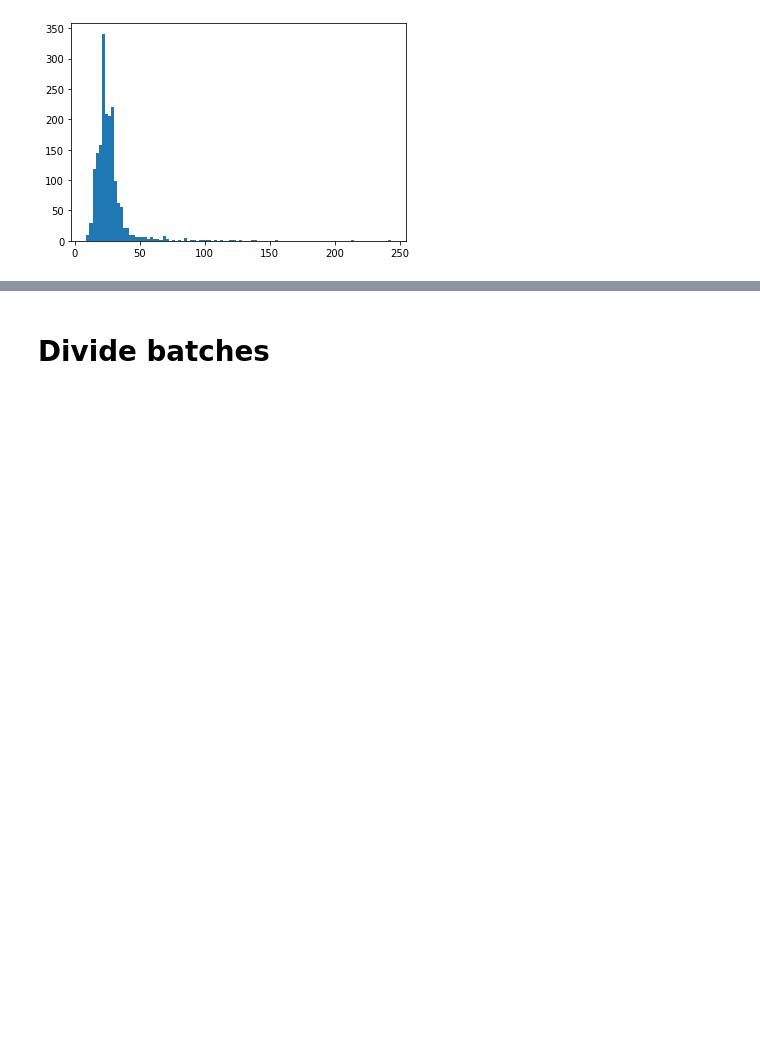
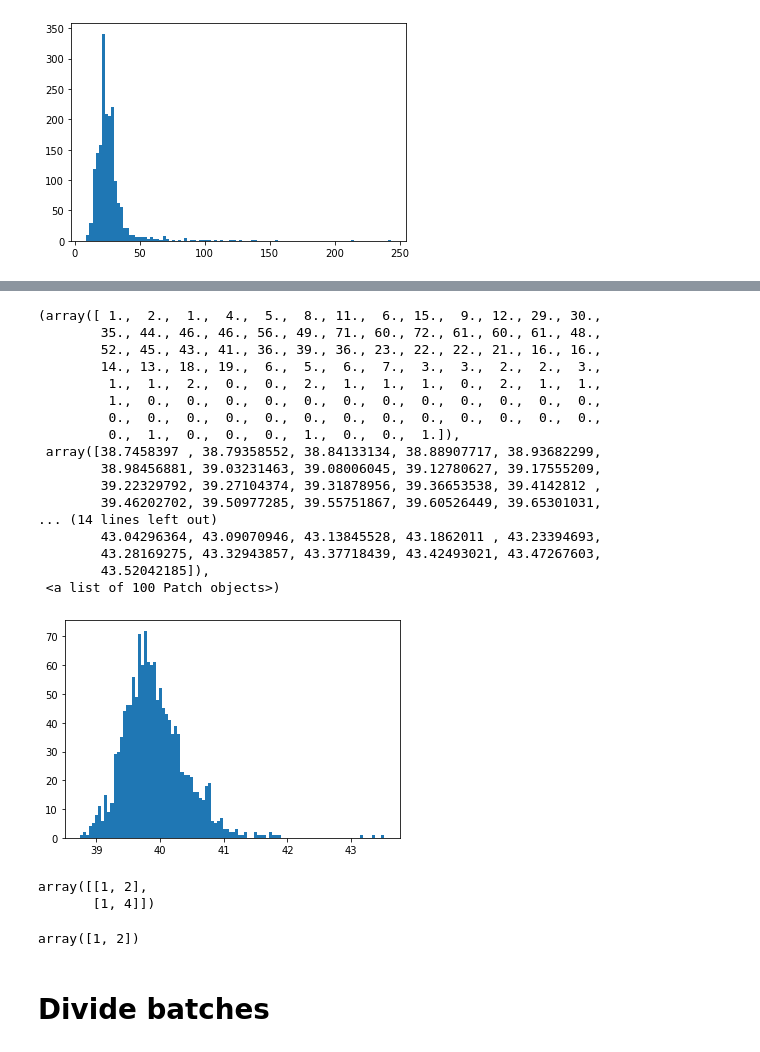
Before and after one commit to vuthede/first-order-model, a Jupyter notebook: notebooks/playing_around_data_backup.ipynb, the cells around one changed output, grey strips where cells are left out. Cells and saved outputs as stored; diff of their text form; code cells hidden in the pictures; blank space fills up the shorter version.

```diff
--- a/notebooks/playing_around_data_backup.ipynb
+++ b/notebooks/playing_around_data_backup.ipynb
@@ -331,3 +422,7 @@ losses = get_loss_lmks("./train_data")
 import pickle
 
 pickle.dump(losses, open("losses.pickle", 'wb'))
+# %%
+import pickle
+
+losses = pickle.load(open("losses.pickle", 'rb'))
@@ -356,12 +453,15 @@ plt.hist(err, bins=100)
 # %%
 def get_file_have_big_loss(losses):
     mismatch_cases = []
+    los = []
+
     for k,v in losses.items():
-        if v >60:
+        if v <30:
             mismatch_cases.append(k)
+            los.append(v)
 
-    return mismatch_cases
+    return mismatch_cases, los
 
-mismatch_keys = get_file_have_big_loss(losses)
+mismatch_keys, los = get_file_have_big_loss(losses)
 len(mismatch_keys)
 # %% [output]
@@ -369,19 +469,10 @@ len(mismatch_keys)
-# %%
-import glob
-import cv2
-
-highres = ["./train_data/highres/" + k for k in mismatch_keys]
-for h in highres:
-    l = h.replace("highres", "lowres_warp2d")
-    h_im = cv2.imread(h)
-    cv2.imshow("High", h_im)
-    l_im = cv2.imread(l)
-    l_im = cv2.resize(l_im, (512,512))
-    cv2.imshow("Low",l_im)
-
-    k = cv2.waitKey(0)
-
-    if k ==27:
-        break
-
-cv2.destroyAllWindows()
+# %%
+from math import log10, sqrt
+def PSNR(original, compressed):
+    mse = np.mean((original - compressed) ** 2)
+    if(mse == 0):  # MSE is zero means no noise is present in the signal .
+                  # Therefore PSNR have no importance.
+        return 100
+    max_pixel = 255.0
+    psnr = 20 * log10(max_pixel / sqrt(mse))
+    return psnr
@@ -388,3 +663,34 @@ cv2.destroyAllWindows()
+# %%
+plt.hist(PSNR_loss, bins=100)
+# %% [output]
+(array([ 1.,  2.,  1.,  4.,  5.,  8., 11.,  6., 15.,  9., 12., 29., 30.,
+        35., 44., 46., 46., 56., 49., 71., 60., 72., 61., 60., 61., 48.,
+        52., 45., 43., 41., 36., 39., 36., 23., 22., 22., 21., 16., 16.,
+        14., 13., 18., 19.,  6.,  5.,  6.,  7.,  3.,  3.,  2.,  2.,  3.,
+         1.,  1.,  2.,  0.,  0.,  2.,  1.,  1.,  1.,  0.,  2.,  1.,  1.,
+         1.,  0.,  0.,  0.,  0.,  0.,  0.,  0.,  0.,  0.,  0.,  0.,  0.,
+         0.,  0.,  0.,  0.,  0.,  0.,  0.,  0.,  0.,  0.,  0.,  0.,  0.,
+         0.,  1.,  0.,  0.,  0.,  1.,  0.,  0.,  1.]),
+ array([38.7458397 , 38.79358552, 38.84133134, 38.88907717, 38.93682299,
+        38.98456881, 39.03231463, 39.08006045, 39.12780627, 39.17555209,
+        39.22329792, 39.27104374, 39.31878956, 39.36653538, 39.4142812 ,
+        39.46202702, 39.50977285, 39.55751867, 39.60526449, 39.65301031,
+... (14 lines left out)
+        43.04296364, 43.09070946, 43.13845528, 43.1862011 , 43.23394693,
+        43.28169275, 43.32943857, 43.37718439, 43.42493021, 43.47267603,
+        43.52042185]),
+ <a list of 100 Patch objects>)
+[figure, added]
+# %%
+a = np.array([[1,2],[1,4]])
+a
+# %% [output]
+array([[1, 2],
+       [1, 4]])
+# %%
+np.min(a, axis=0)
+# %% [output]
+array([1, 2])
 # %% [markdown]
 # Divide batches
 # %%
```
Also changed, not shown: parts of 7 cells of this notebook, 2 other files.
